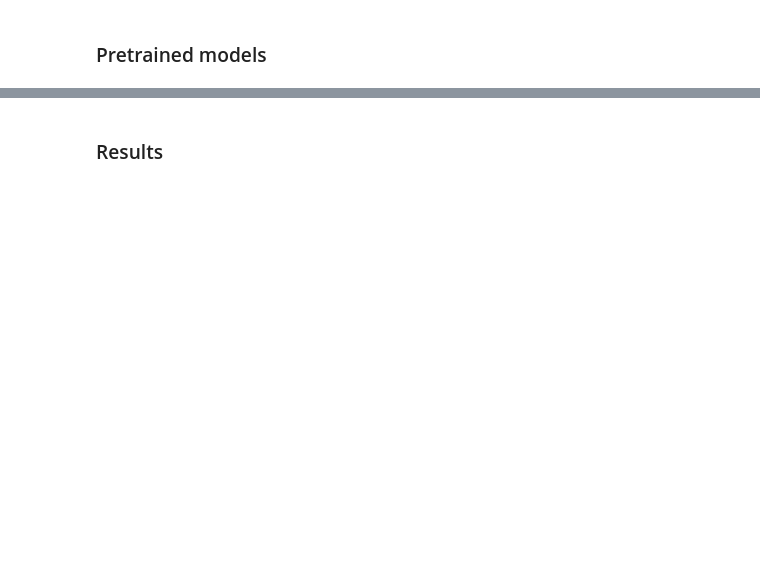
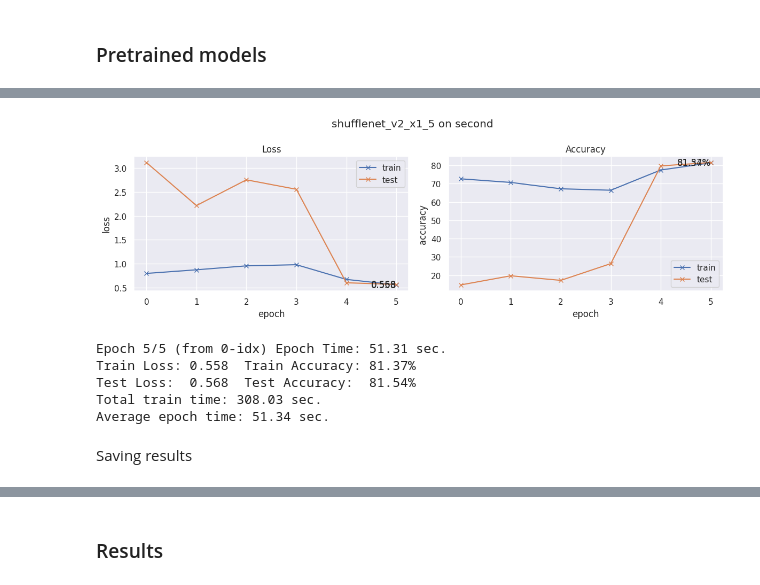
Before and after one commit to Rodimkov/deep-learning-course-practice-2023, a Jupyter notebook: 3822М1ФИии1/practical_work_2/ShilovAI.ipynb, the cells around one changed output, grey strips where cells are left out. Saved outputs shown, nothing was run; the diff lists cells and outputs as text; code cells hidden in the pictures; blank space fills up the shorter version.

```diff
--- a/3822М1ФИии1/practical_work_2/ShilovAI.ipynb
+++ b/3822М1ФИии1/practical_work_2/ShilovAI.ipynb
@@ -298,0 +332,11 @@ def count_print_trainable_params(model):
+# %%
+def freeze_except_last(model, last_layer):
+    for name, param in model.named_parameters():
+        param.requires_grad = name in [f"{last_layer}.weight", f"{last_layer}.bias"]
+# %%
+def freeze_except_block(model, last_layer, blocks):
+    for name, param in model.named_parameters():
+        in_block = any((block in name for block in blocks))
+        param.requires_grad = (
+            in_block or name == f"{last_layer}.weight" or name == f"{last_layer}.bias"
+        )
@@ -298,0 +390,7 @@ def count_print_trainable_params(model):
+# %%
+def count_all_params(model):
+    num_params = sum(p.numel() for p in model.parameters())
+    num_trainable_params = sum(p.numel() for p in model.parameters() if p.requires_grad)
+    print(f"Total number of parameters: {num_params}")
+    print(f"Number of trainable parameters: {num_trainable_params}\n")
+    return num_params, num_trainable_params
@@ -417,7 +526 @@ def train_model_with_params(model_name, phase):
     )
-# %%
-model_names = ["resnet18", "resnext50_32x4d", "mobilenet_v2", "efficientnet_v2_s"]
-
-for model_name in model_names:
-    for phase in ["first", "second"]:
-        train_model_with_params(model_name, phase)
@@ -430,0 +538,19 @@ Average epoch time: 16.88 sec.
+# %%
+# "resnet18", "resnet34", "resnet50", "resnext50_32x4d", "mobilenet_v2", "shufflenet_v2_x2_0"
+model_names = [
+    "resnet18",
+    "resnet34",
+    "mobilenet_v3_small",
+    "shufflenet_v2_x1_5",
+]
+types_of_exps = ["first", "second"]
+
+for model_name, phase in itertools.product(model_names, types_of_exps):
+    import_train_params(model_name, phase)
+# %% [output]
+[figure, added]
+Epoch 5/5 (from 0-idx) Epoch Time: 51.31 sec.
+Train Loss: 0.558  Train Accuracy: 81.37%
+Test Loss:  0.568  Test Accuracy:  81.54%
+Total train time: 308.03 sec.
+Average epoch time: 51.34 sec.
@@ -431,3 +561,5 @@ Average epoch time: 16.88 sec.
+# %% [markdown]
+Saving results
 # %%
 results_frozen_df = pd.DataFrame(results_frozen)
 results_frozen_df.to_csv("pw2_frozen.csv", index=False)
```
Also changed, not shown: parts of 41 cells of this notebook, 1 other file.
